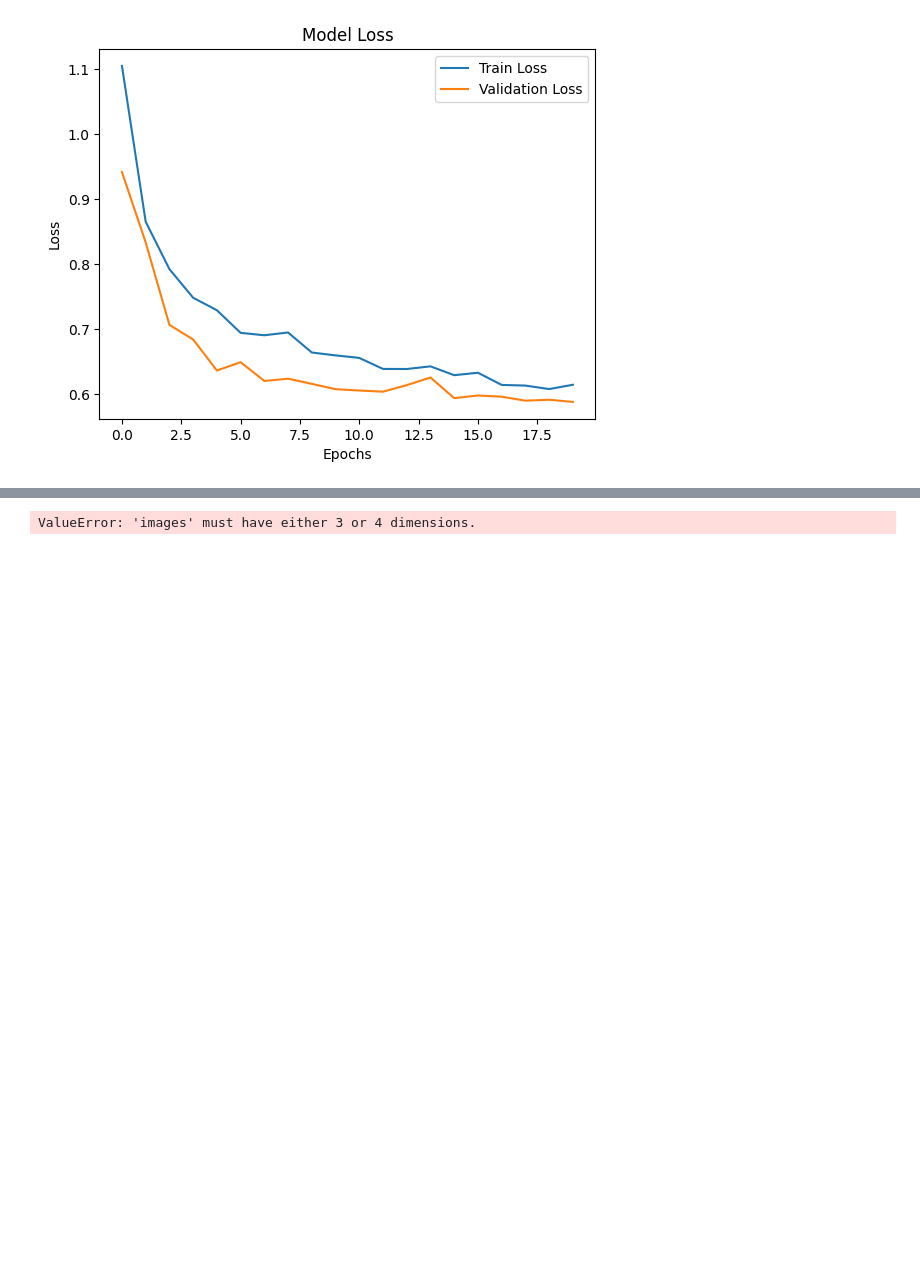
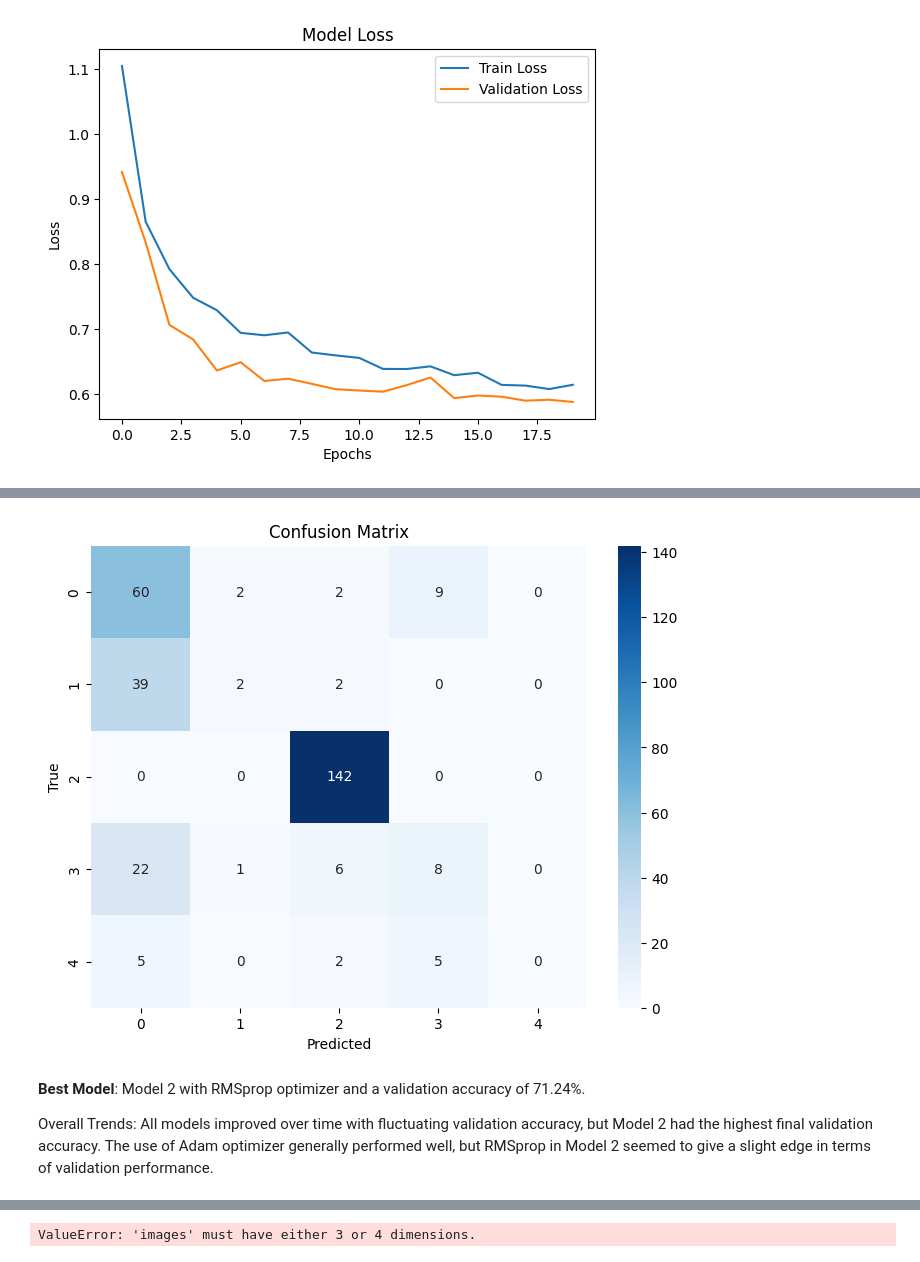
Before and after one commit to LaisColetta/Machine-Learning, a Jupyter notebook: Project_part2/project_part2.ipynb, the cells around one changed output, grey strips where cells are left out. Cells and saved outputs as stored; diff of their text form; code cells hidden in the pictures; blank space fills up the shorter version.

```diff
--- a/Project_part2/project_part2.ipynb
+++ b/Project_part2/project_part2.ipynb
@@ -1477,0 +1124,65 @@ Xception (Extreme Inception) is an architecture that builds on the concepts from
+# %%
+# Loop through different hyperparameter combinations and train the model
+for params in hyperparameter_combinations:
+    conv1_units, conv1_dropout, conv2_units, conv2_dropout, dense_units, dense_dropout, optimizer, learning_rate = params
+    print(f"\nTraining model with params: Conv1={conv1_units}, Conv2={conv2_units}, Dense={dense_units}, Dropout={dense_dropout}, Optimizer={optimizer}, LR={learning_rate}")
+
+    # Build the model with selected hyperparameters
+    model = build_cnn_model(
+        input_shape=(128, 128, 1),  # Example input shape
+        num_classes=len(np.unique(y_train)),  # Based on y_train
+        conv1_units=conv1_units,
+        conv1_dropout=conv1_dropout,
+        conv2_units=conv2_units,
+        conv2_dropout=conv2_dropout,
+        dense_units=dense_units,
+        dense_dropout=dense_dropout,
+        optimizer=optimizer,
+        learning_rate=learning_rate
+    )
+
+    # Train the model with verbose=1 for detailed progress
+    history = model.fit(
+        X_train,
+        y_train,
+        validation_data=(X_val, y_val),
+        epochs=10,
+        batch_size=32,
+        verbose=1  # Show detailed progress bar with metrics
+    )
+
+    # Get the best validation accuracy for this configuration
+    val_accuracy = max(history.history['val_accuracy'])
+    print(f"\nBest Validation Accuracy for current configuration: {val_accuracy:.4f}")
+
+    # Update best model if the current model is better
+    if val_accuracy > best_val_accuracy:
+        best_val_accuracy = val_accuracy
+        best_model = model
+        best_params = params
+
+# Print the best hyperparameters
+print("\nBest Hyperparameters:")
+print(f"Conv1: {best_params[0]}, Conv1 Dropout: {best_params[1]}, Conv2: {best_params[2]}, Conv2 Dropout: {best_params[3]}, Dense: {best_params[4]}, Dense Dropout: {best_params[5]}, Optimizer: {best_params[6]}, LR: {best_params[7]}")
+print(f"Best Validation Accuracy: {best_val_accuracy:.4f}")
+
+# Evaluate the best model on the test set
+test_loss, test_accuracy = best_model.evaluate(X_test, y_test, verbose=1)  # Verbose output during evaluation
+print(f"\nTest Loss: {test_loss:.4f}")
+print(f"Test Accuracy: {test_accuracy:.4f}")
+
+# Generate classification report and confusion matrix
+y_pred = best_model.predict(X_test)
+y_pred_classes = np.argmax(y_pred, axis=1)
+
+print("\nClassification Report:")
+print(classification_report(y_test, y_pred_classes))
+
+conf_matrix = confusion_matrix(y_test, y_pred_classes)
+plt.figure(figsize=(8, 6))
+sns.heatmap(conf_matrix, annot=True, fmt='d', cmap='Blues')
+plt.title('Confusion Matrix')
+plt.xlabel('Predicted')
+plt.ylabel('True')
+plt.show()
+# %% [output]
@@ -1477,0 +1206,7 @@ Xception (Extreme Inception) is an architecture that builds on the concepts from
+[figure, added]
+# %% [markdown]
+**Best Model**: Model 2 with RMSprop optimizer and a validation accuracy of 71.24%.
+
+Overall Trends:
+All models improved over time with fluctuating validation accuracy, but Model 2 had the highest final validation accuracy.
+The use of Adam optimizer generally performed well, but RMSprop in Model 2 seemed to give a slight edge in terms of validation performance.
```
Also changed, not shown: parts of 13 cells of this notebook.
